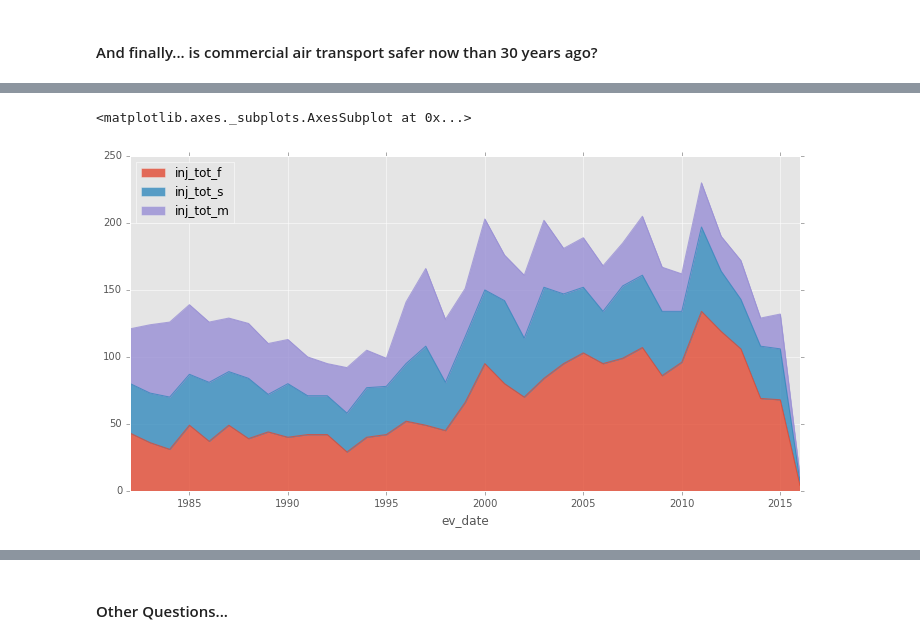
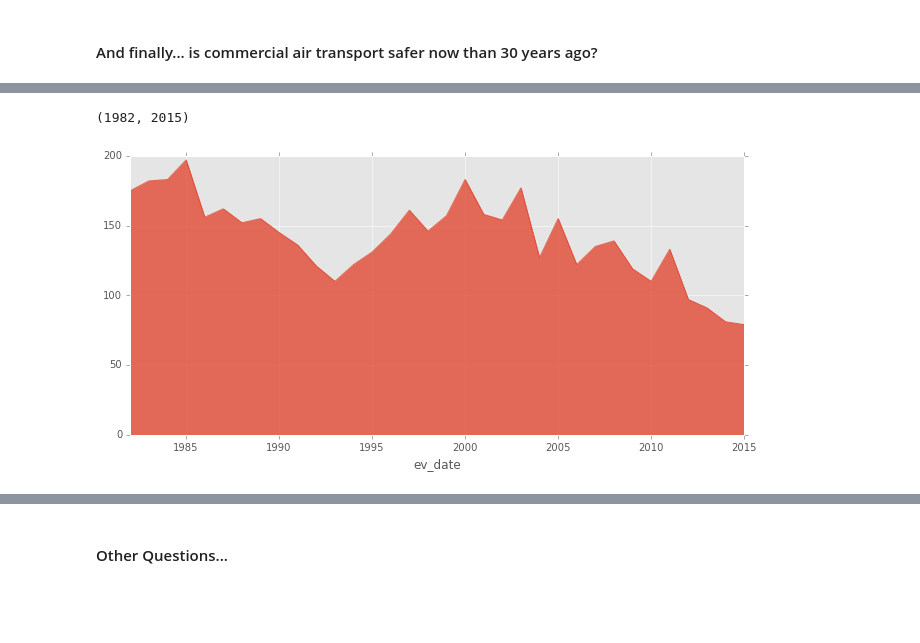
Before and after one commit to AeroPython/remove-before-flight, a Jupyter notebook: talk.ipynb, the cells around one changed output, grey strips where cells are left out. Saved outputs shown, nothing was run; the diff lists cells and outputs as text; code cells hidden in the pictures; blank space fills up the shorter version.

Commit message:
Answered: is flying sayer now than 30 years ago?

```diff
--- a/talk.ipynb
+++ b/talk.ipynb
@@ -172,10 +172,10 @@ It seems that you cannot pick more tha one group at the same time, so I will use
 # %%
 desired_far_parts = ['NUSC',  # Non-U.S. Commercial
                      '121',      # Air Carrier
-                     '129',      # Foreign
+                    # '129',      # Foreign
                    # '091',      # General Aviation
-                     'NUSN',  # Non-U.S. Non-Commercial
-                     'UNK',     # Unknown
+                 #    'NUSN',  # Non-U.S. Non-Commercial
+                   #  'UNK',     # Unknown
                      '135']
 # %%
 cond = aircraft['far_part'].isin(desired_far_parts)
@@ -320,8 +320,10 @@ need_location.to_csv('./data/need_location.csv')
 We use `need_location.csv` and generate ---> `have_location_part1.csv` & `have_location_part_2.csv`
 # %%
 have_location1 = pd.read_csv('./data/have_location_part1.csv', index_col='Unnamed: 0')
+have_location2 = pd.read_csv('./data/have_location_part2.csv', index_col='Unnamed: 0')
+have_location = pd.concat([have_location1, have_location2], axis=0)
 
-events.loc[have_location1.index, ['latitude_num']] = have_location1['latitude']
-events.loc[have_location1.index, ['longitude_num']] = have_location1['longitude']
-events.loc[have_location1.index, ['ev_city', 'ev_country', 'ev_state', 'latitude', 'longitude']]
+events.loc[need_location.index, ['latitude_num']] = have_location['latitude']
+events.loc[need_location.index, ['longitude_num']] = have_location['longitude']
+events.loc[need_location.index, ['ev_city', 'ev_country', 'ev_state', 'latitude_num', 'longitude_num']].head()
 # %% [output]
@@ -457,6 +561,7 @@ According to GAMMA databook:
 # %%
-gby_year = events.groupby(events.ev_date.dt.year)
-gby_year[['inj_tot_f', 'inj_tot_s', 'inj_tot_m']].count().plot.area(alpha=0.8, figsize=(12,6))
+accidents_gby_year = events['ev_id'].groupby(events.ev_date.dt.year).count()
+ax = accidents_gby_year.plot.area(alpha=0.8, figsize=(11,5))
+ax.set_xlim(1982, 2015)
 # %% [output]
-<matplotlib.axes._subplots.AxesSubplot at 0x...>
+(1982, 2015)
-[figure, old version]
+[figure, new version]
```
Also changed, not shown: parts of 32 cells of this notebook, 5 other files.
